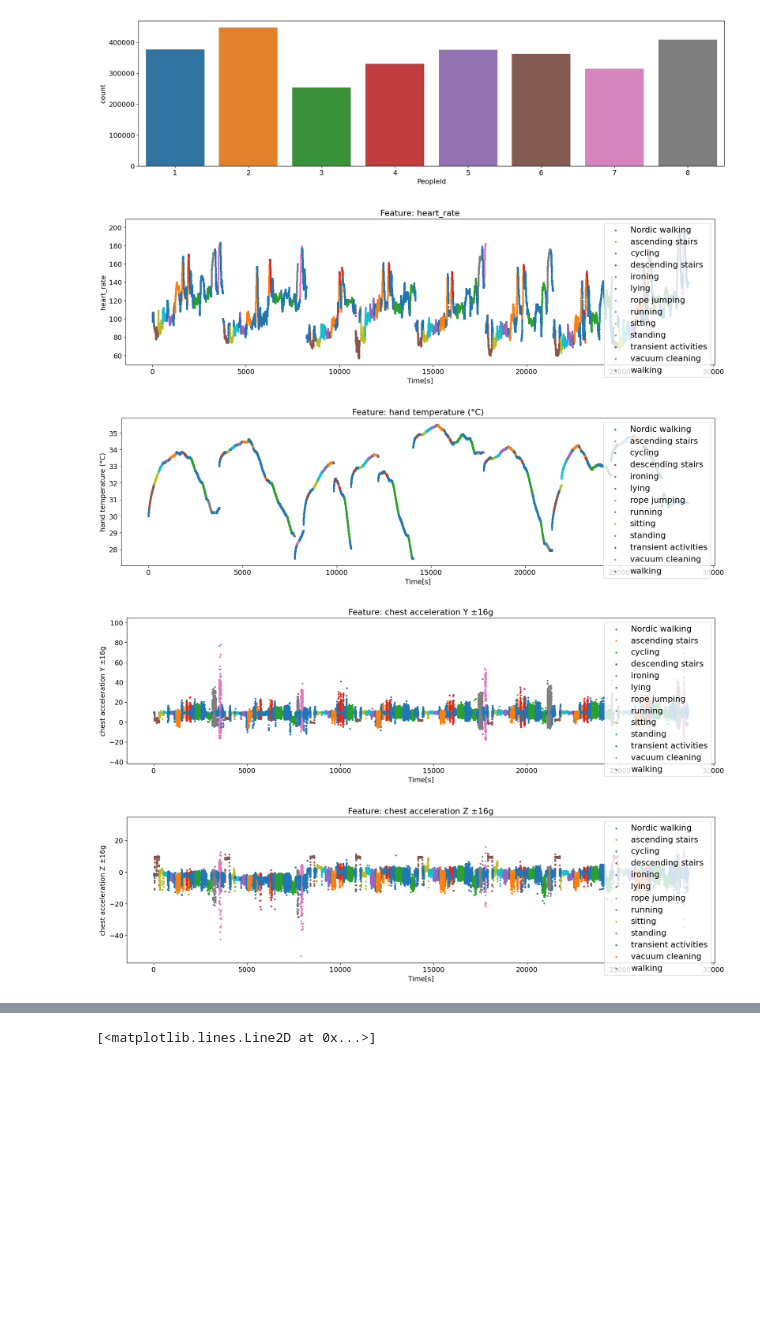
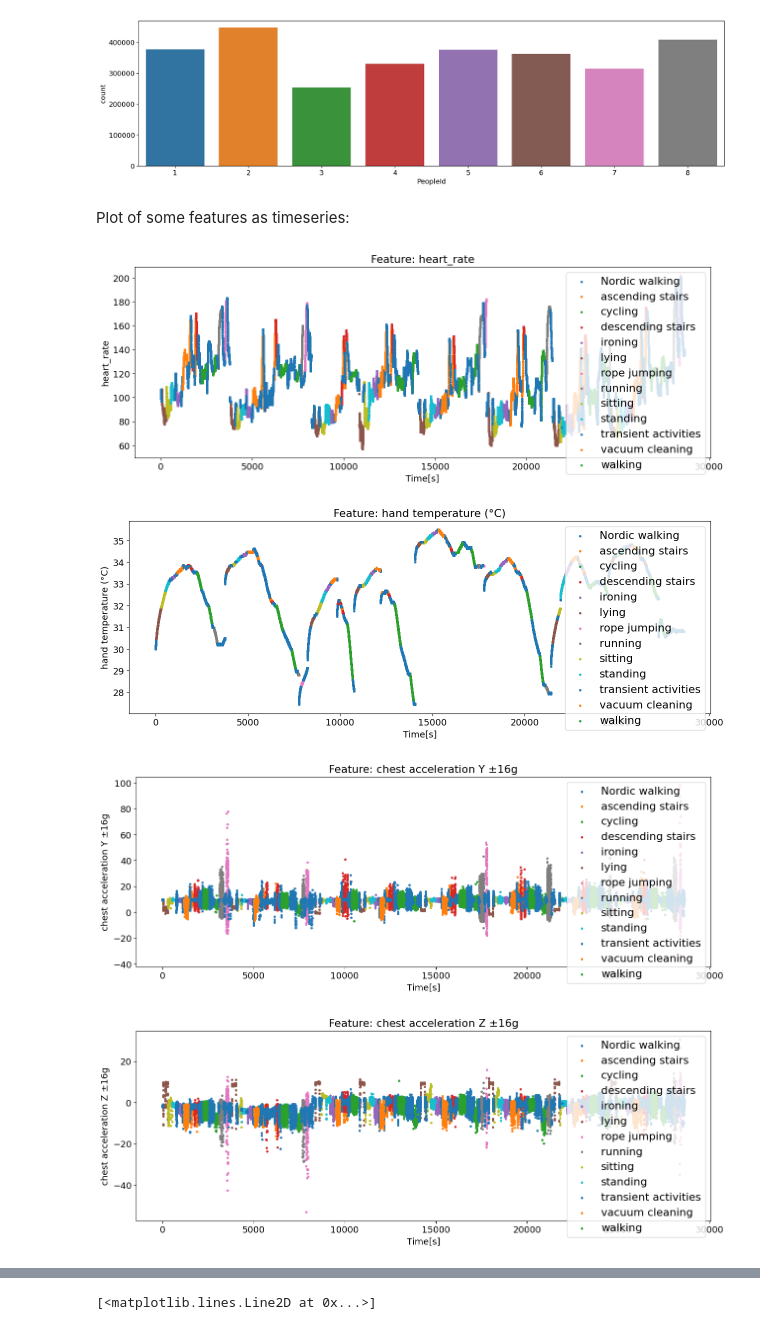
Before and after one commit to Tomson909/PhysicalActivity, a Jupyter notebook: 1_DatasetCharacteristics/exploratory_data_analysis.ipynb, the cells around one changed output, grey strips where cells are left out. Saved outputs shown, nothing was run; the diff lists cells and outputs as text; code cells hidden in the pictures; blank space fills up the shorter version.

```diff
--- a/1_DatasetCharacteristics/exploratory_data_analysis.ipynb
+++ b/1_DatasetCharacteristics/exploratory_data_analysis.ipynb
@@ -134,25 +134,27 @@ sns.countplot(x='PeopleId', data=df)
 <Axes: xlabel='PeopleId', ylabel='count'>
 [figure]
 [figure]
+# %% [markdown]
+Plot of some features as timeseries:
 # %%
 # plot the features
 import matplotlib.pyplot as plt
 features = np.unique(df['activityID'])
 t = np.array([0.01*i for i in range(len(df))])
 columns = ['heart_rate','hand temperature (°C)','chest acceleration Y ±16g', 'chest acceleration Z ±16g',]
 for c in columns:
-  plt.figure(figsize=(20,5))
+  plt.figure(figsize=(15,5))
   for i in features:
     mask = (df['activityID'] == i)
     # only each 10th column i want to plot
     plt.scatter(t[mask][::30], df[mask][c].values[::30], label = i, s= 6)
     plt.legend(fontsize = 'large')
     plt.title(f'Feature: {c}')
     plt.xlabel('Time[s]')
     plt.ylabel(c)
   plt.show()
 # %% [output]
-[figure, old version]
+[figure, new version]
-[figure, old version]
+[figure, new version]
-[figure, old version]
+[figure, new version]
-[figure, old version]
+[figure, new version]
```
Also changed, not shown: parts of 8 cells of this notebook, 3 other files.
